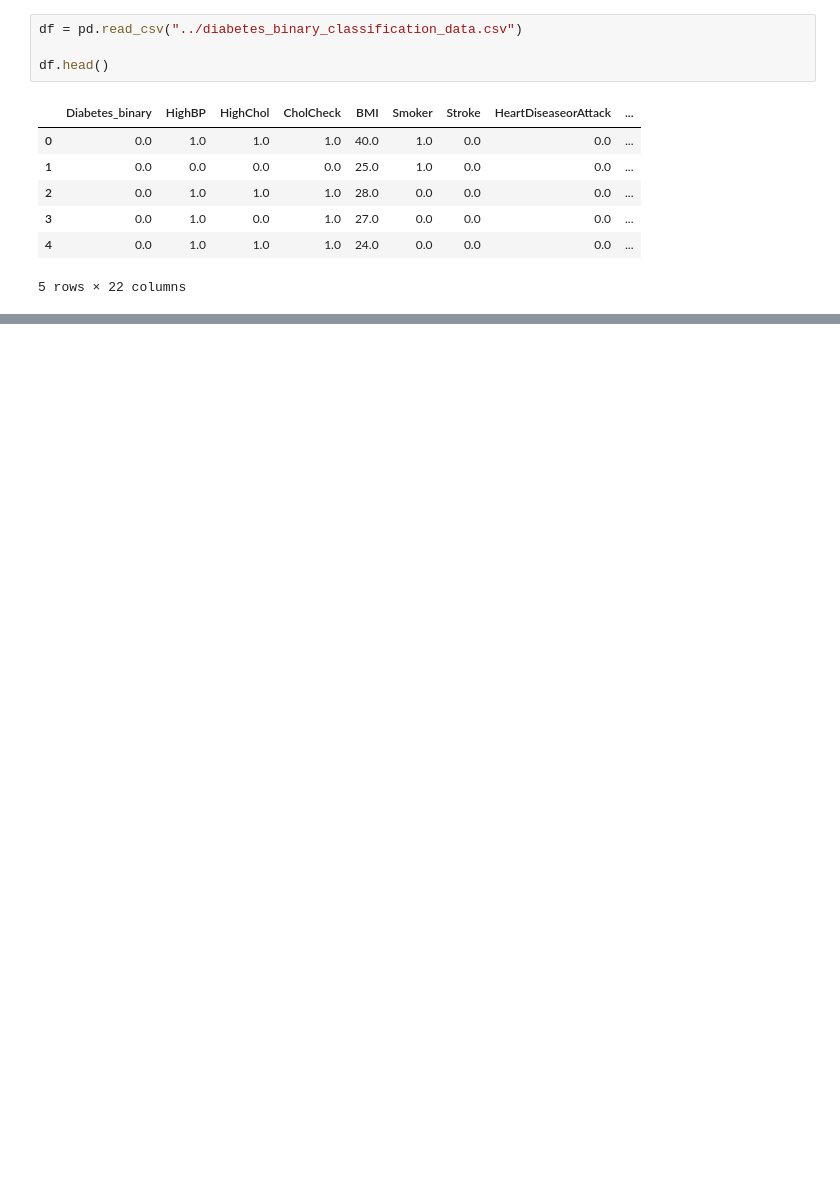
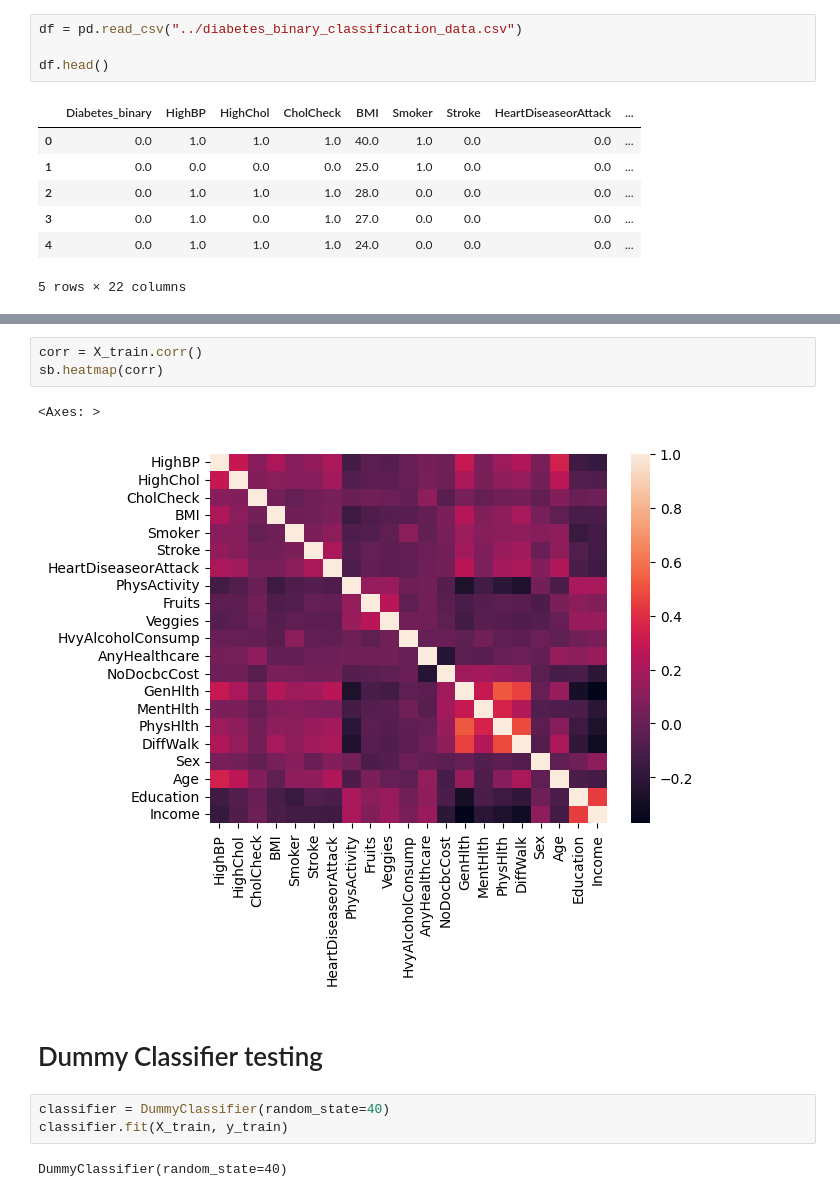
Before and after one commit to Grade123/NTNU-IE500618-Assignment-2, a Jupyter notebook: notebooks/diabetes_classification.ipynb, the cells around one changed output, grey strips where cells are left out. Drawn from its saved outputs; the diff is of its cells as text; blank space fills up the shorter version.

Commit message:
Dummy classifier and SGD classifier

```diff
--- a/notebooks/diabetes_classification.ipynb
+++ b/notebooks/diabetes_classification.ipynb
@@ -42,0 +32,13 @@ dtype: int64
+# %%
+corr = X_train.corr()
+sb.heatmap(corr)
+# %% [output]
+<Axes: >
+[figure, added]
+# %% [markdown]
+# Dummy Classifier testing
+# %%
+classifier = DummyClassifier(random_state=40)
+classifier.fit(X_train, y_train)
+# %% [output]
+DummyClassifier(random_state=40)
```
Also changed, not shown: parts of 8 cells of this notebook.
